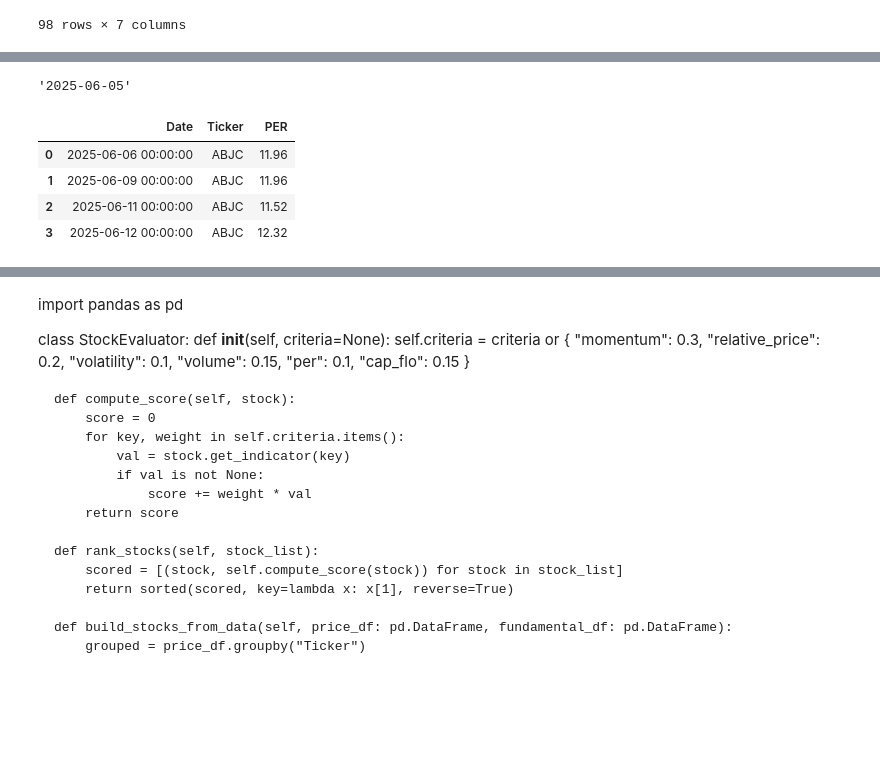
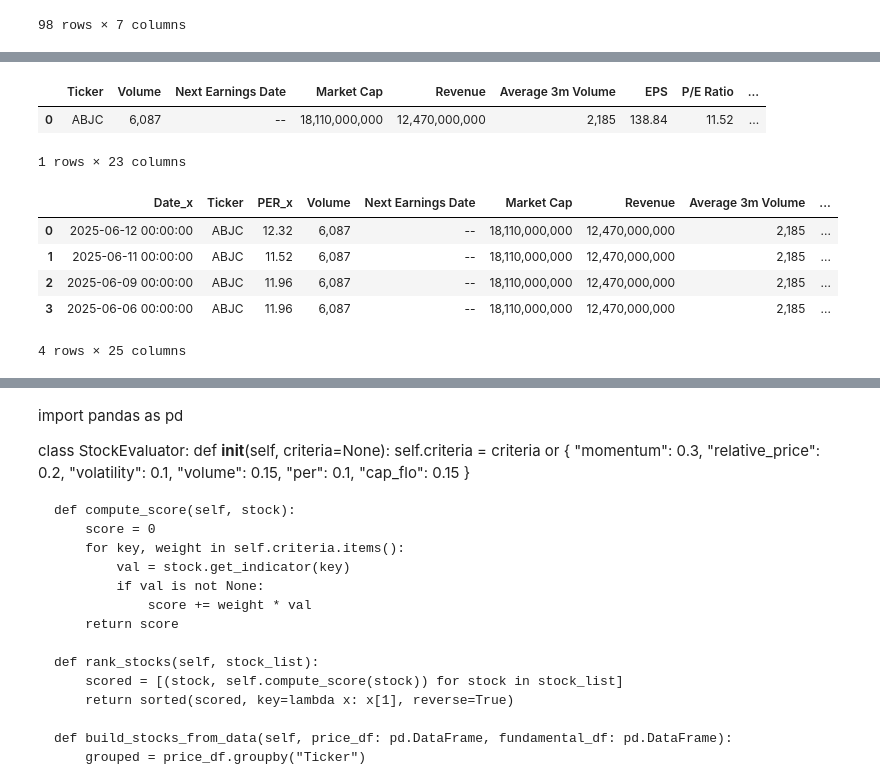
Before and after one commit to Lanzeni777/BPALS, a Jupyter notebook: NoteBooks/Classes.ipynb, the cells around one changed output, grey strips where cells are left out. Drawn from its saved outputs; the diff is of its cells as text; code cells hidden in the pictures; blank space fills up the shorter version.

```diff
--- a/NoteBooks/Classes.ipynb
+++ b/NoteBooks/Classes.ipynb
@@ -133,15 +178,21 @@ perb
 # %%
-stock_fd["Date"][0]
+stock_fd
 # %% [output]
+|  | Ticker | Volume | Next Earnings Date | Market Cap | Revenue | Average 3m Volume | EPS | P/E Ratio | ... |
+| 0 | ABJC | 6,087 | -- | 18,110,000,000 | 12,470,000,000 | 2,185 | 138.84 | 11.52 | ... |
-'2025-06-05'
+1 rows × 23 columns
-# %%
-stock_per#.merge(stock_fd)
-# %% [output]
-|  | Date | Ticker | PER |
-| 0 | 2025-06-06 00:00:00 | ABJC | 11.96 |
-| 1 | 2025-06-09 00:00:00 | ABJC | 11.96 |
-| 2 | 2025-06-11 00:00:00 | ABJC | 11.52 |
-| 3 | 2025-06-12 00:00:00 | ABJC | 12.32 |
+# %%
+stock_per = kl_db.get_per()
+#stock_per.index = stock_per["Ticker"]
+#stock_fd.index = stock_fd["Ticker"]
+stock_per.merge(stock_fd, on=["Ticker"])
+# %% [output]
+|  | Date_x | Ticker | PER_x | Volume | Next Earnings Date | Market Cap | Revenue | Average 3m Volume | ... |
+| 0 | 2025-06-12 00:00:00 | ABJC | 12.32 | 6,087 | -- | 18,110,000,000 | 12,470,000,000 | 2,185 | ... |
+| 1 | 2025-06-11 00:00:00 | ABJC | 11.52 | 6,087 | -- | 18,110,000,000 | 12,470,000,000 | 2,185 | ... |
+| 2 | 2025-06-09 00:00:00 | ABJC | 11.96 | 6,087 | -- | 18,110,000,000 | 12,470,000,000 | 2,185 | ... |
+| 3 | 2025-06-06 00:00:00 | ABJC | 11.96 | 6,087 | -- | 18,110,000,000 | 12,470,000,000 | 2,185 | ... |
+4 rows × 25 columns
 # %%
 stock_prices = kl_db.get_prices(["ABJC"], "2020-01-01") #, "2025-05-30")
 stock_fd = get_fundamental("ABJC")
```
Also changed, not shown: parts of 12 cells of this notebook, 7 other files.
